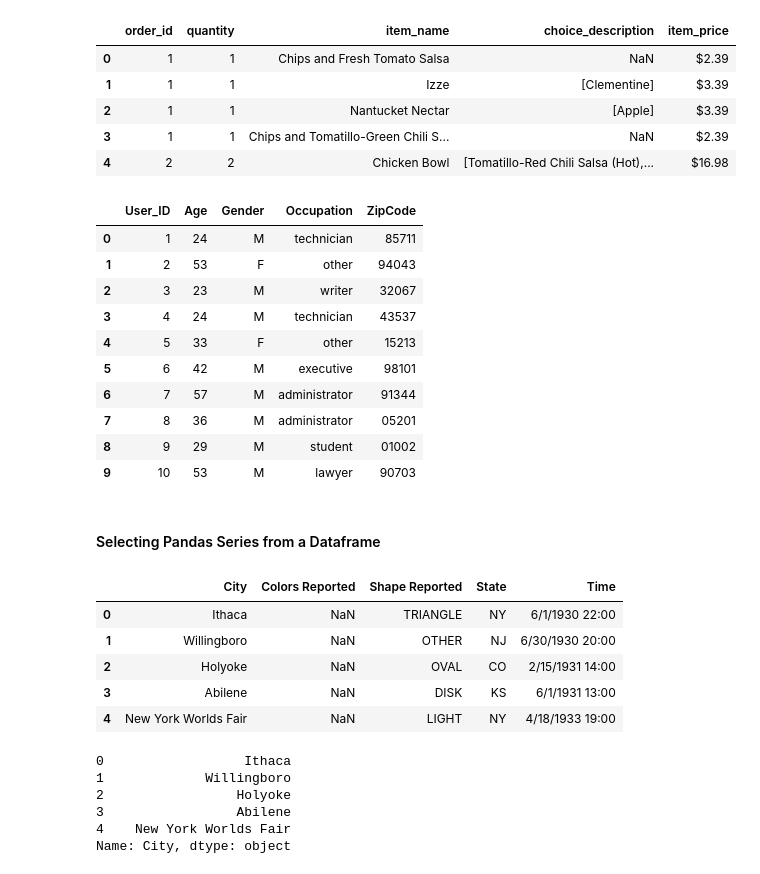
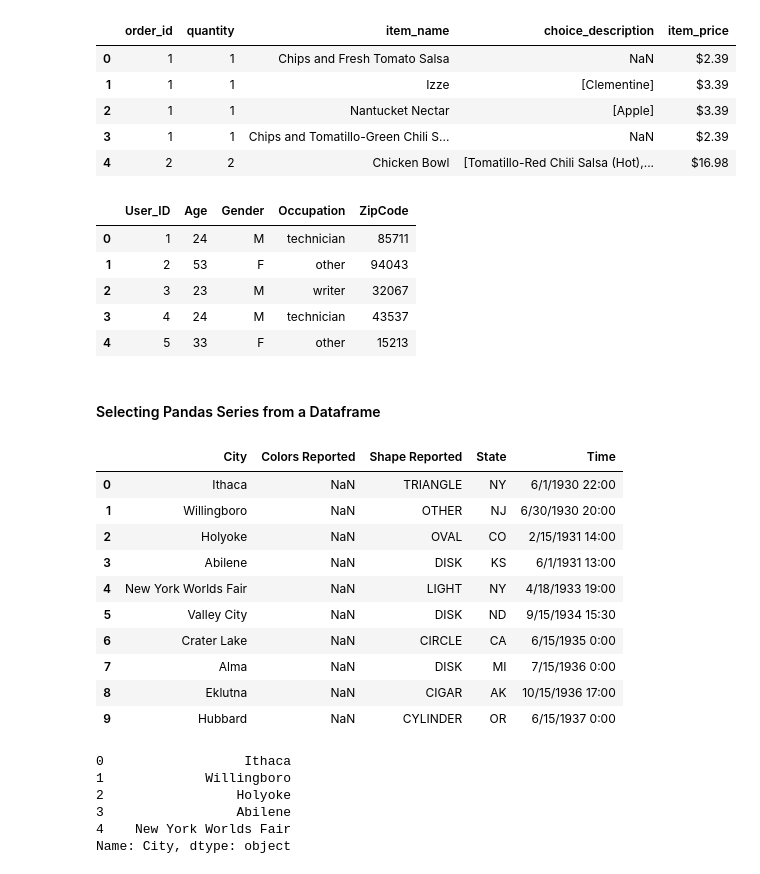
Before and after one commit to naveennvk93/Fundamental-Data-Analysis-Python-, a Jupyter notebook: Fundamentals of Data Analysis Using Pandas.ipynb, the cells around one changed output. Cells and saved outputs as stored; diff of their text form; code cells hidden in the pictures.

```diff
--- a/Fundamentals of Data Analysis Using Pandas.ipynb
+++ b/Fundamentals of Data Analysis Using Pandas.ipynb
@@ -22,21 +22,16 @@ ChipOrders.head(5)   #Prints top 10 rews from the dataset
 # %%
 Movie_Cols = ['User_ID', 'Age', 'Gender', 'Occupation', 'ZipCode']
 
 MovieUsers = pd.read_table('http://bit.ly/movieusers',sep= '|', header= None, names= Movie_Cols)
 
-MovieUsers.head(10)   #Prints top 10 rews from the dataset
+MovieUsers.head(5)   #Prints top 10 rews from the dataset
 # %% [output]
 |  | User_ID | Age | Gender | Occupation | ZipCode |
 | 0 | 1 | 24 | M | technician | 85711 |
 | 1 | 2 | 53 | F | other | 94043 |
 | 2 | 3 | 23 | M | writer | 32067 |
 | 3 | 4 | 24 | M | technician | 43537 |
 | 4 | 5 | 33 | F | other | 15213 |
-| 5 | 6 | 42 | M | executive | 98101 |
-| 6 | 7 | 57 | M | administrator | 91344 |
-| 7 | 8 | 36 | M | administrator | 05201 |
-| 8 | 9 | 29 | M | student | 01002 |
-| 9 | 10 | 53 | M | lawyer | 90703 |
 # %% [markdown]
 #### Selecting Pandas Series from a Dataframe
 # %%
@@ -44,7 +39,7 @@ MovieUsers.head(10)   #Prints top 10 rews from the dataset
 
 ufo = pd.read_csv('http://bit.ly/uforeports')
 
-ufo.head()
+ufo.head(10)
 # %% [output]
 |  | City | Colors Reported | Shape Reported | State | Time |
 | 0 | Ithaca | NaN | TRIANGLE | NY | 6/1/1930 22:00 |
@@ -52,6 +47,11 @@ ufo.head()
 | 2 | Holyoke | NaN | OVAL | CO | 2/15/1931 14:00 |
 | 3 | Abilene | NaN | DISK | KS | 6/1/1931 13:00 |
 | 4 | New York Worlds Fair | NaN | LIGHT | NY | 4/18/1933 19:00 |
+| 5 | Valley City | NaN | DISK | ND | 9/15/1934 15:30 |
+| 6 | Crater Lake | NaN | CIRCLE | CA | 6/15/1935 0:00 |
+| 7 | Alma | NaN | DISK | MI | 7/15/1936 0:00 |
+| 8 | Eklutna | NaN | CIGAR | AK | 10/15/1936 17:00 |
+| 9 | Hubbard | NaN | CYLINDER | OR | 6/15/1937 0:00 |
 # %%
 ufo['City'].head()
 # %% [output]
```
Also changed, not shown: parts of 7 cells of this notebook.
